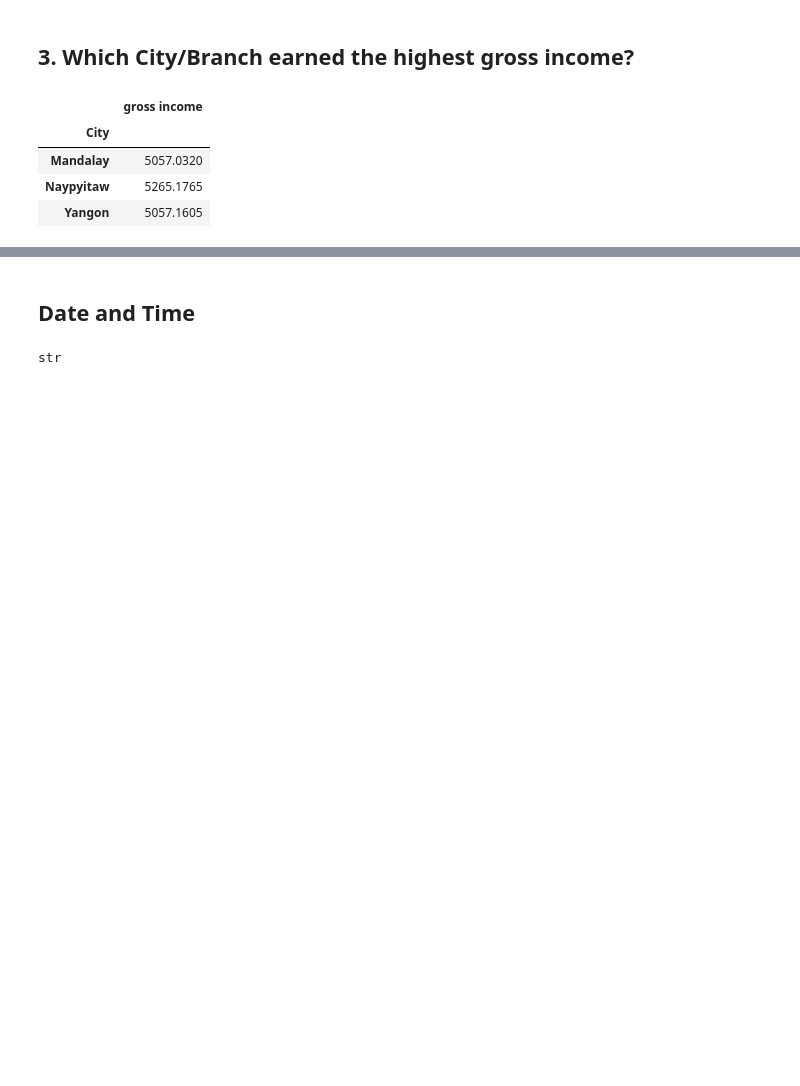
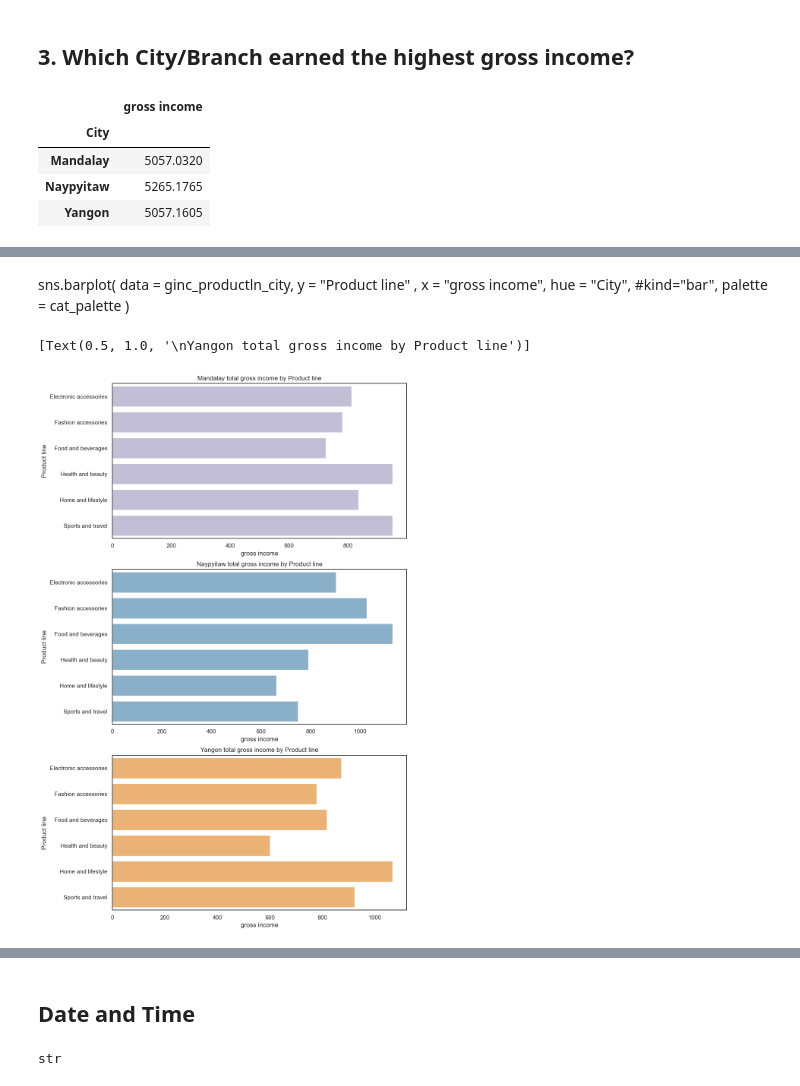
Before and after one commit to Zzzhenya/Supermarket_sales, a Jupyter notebook: Supermarket_data_exploration.ipynb, the cells around one changed output, grey strips where cells are left out. Cells and saved outputs as stored; diff of their text form; code cells hidden in the pictures; blank space fills up the shorter version.

```diff
--- a/Supermarket_data_exploration.ipynb
+++ b/Supermarket_data_exploration.ipynb
@@ -17,3 +17,7 @@ df.head(5)
 | 2 | 631-41-3108 | A | Yangon | Normal | Male | Home and lifestyle | 46.33 | 7 | 16.2155 | ... |
 | 3 | 123-19-1176 | A | Yangon | Member | Male | Health and beauty | 58.22 | 8 | 23.2880 | ... |
 | 4 | 373-73-7910 | A | Yangon | Normal | Male | Sports and travel | 86.31 | 7 | 30.2085 | ... |
+# %%
+# Colour palette for categorical data
+cat_palette = sns.color_palette("Set3")
+cat_palette
@@ -268,0 +345,6 @@ grossincome_by_city
+# %%
+ginc_productln_city = df.groupby(["Product line","City"])[["gross income"]].sum()
+ginc_productln_city
+
+ginc_productln_city= ginc_productln_city.reset_index()
+ginc_productln_city
@@ -268,0 +369,30 @@ grossincome_by_city
+# %% [markdown]
+sns.barplot(
+    data = ginc_productln_city,
+    y = "Product line" ,
+    x = "gross income",
+    hue = "City",
+    #kind="bar",
+    palette = cat_palette
+)
+# %%
+mandalay = ginc_productln_city.loc[ginc_productln_city["City"] == "Mandalay"]
+naypyitaw = ginc_productln_city.loc[ginc_productln_city["City"] == "Naypyitaw"]
+yangon = ginc_productln_city.loc[ginc_productln_city["City"] == "Yangon"]
+
+fig = plt.figure(figsize=(10, 18))
+spec = fig.add_gridspec(ncols=1, nrows=3)
+
+
+ax00 = fig.add_subplot(spec[0, 0])
+sns.barplot(data = mandalay , y = "Product line" , x = "gross income", color = cat_palette[2], ax=ax00).set(
+    title = "Mandalay total gross income by Product line")
+ax10 = fig.add_subplot(spec[1, 0])
+sns.barplot(data = naypyitaw , y = "Product line" , x = "gross income", color = cat_palette[4], ax=ax10).set(
+    title = "\n\nNaypyitaw total gross income by Product line")
+ax20 = fig.add_subplot(spec[2, 0])
+sns.barplot(data = yangon , y = "Product line" , x = "gross income", color = cat_palette[5], ax=ax20).set(
+    title = "\nYangon total gross income by Product line")
+# %% [output]
+[Text(0.5, 1.0, '\nYangon total gross income by Product line')]
+[figure, added]
```
Also changed, not shown: parts of 18 cells of this notebook.
